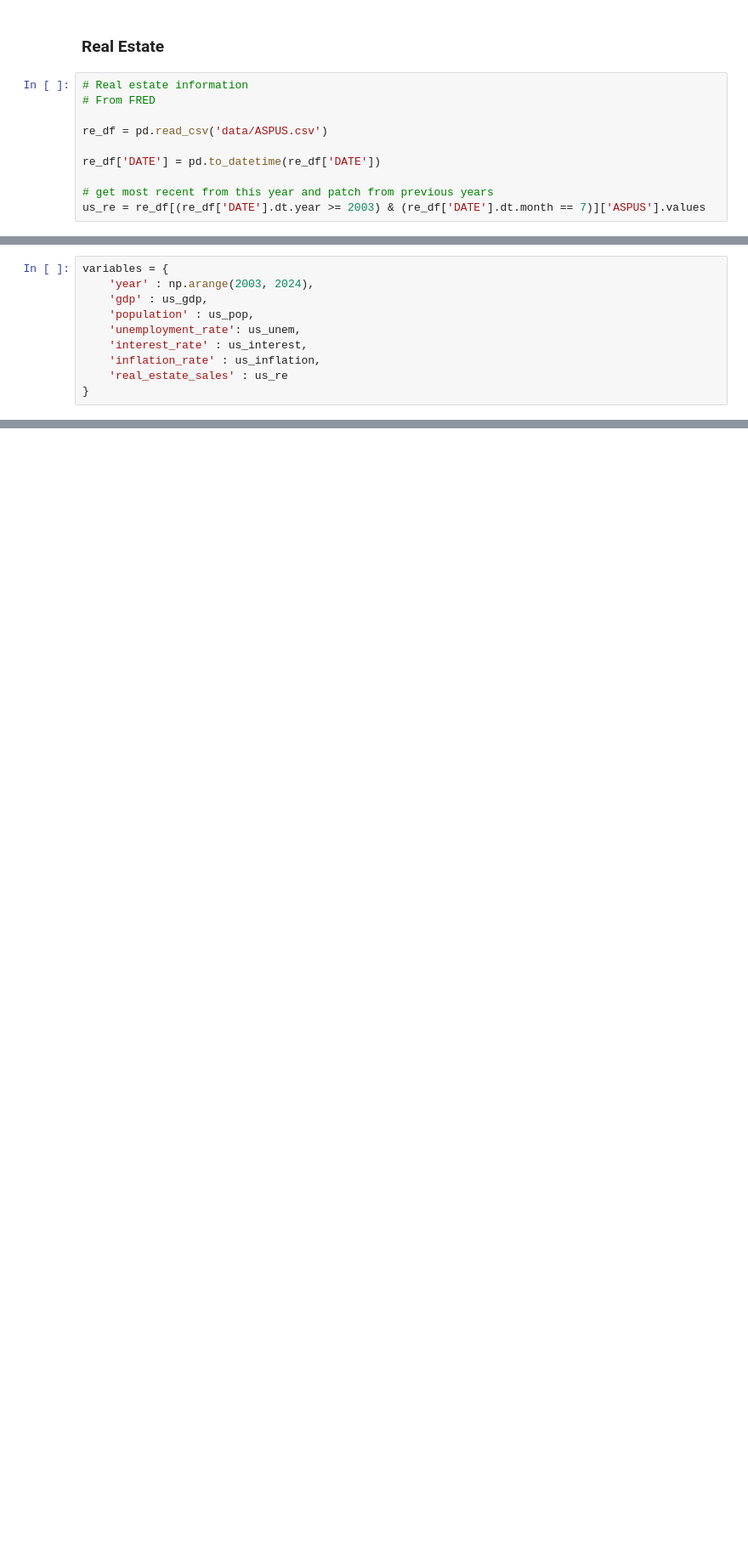
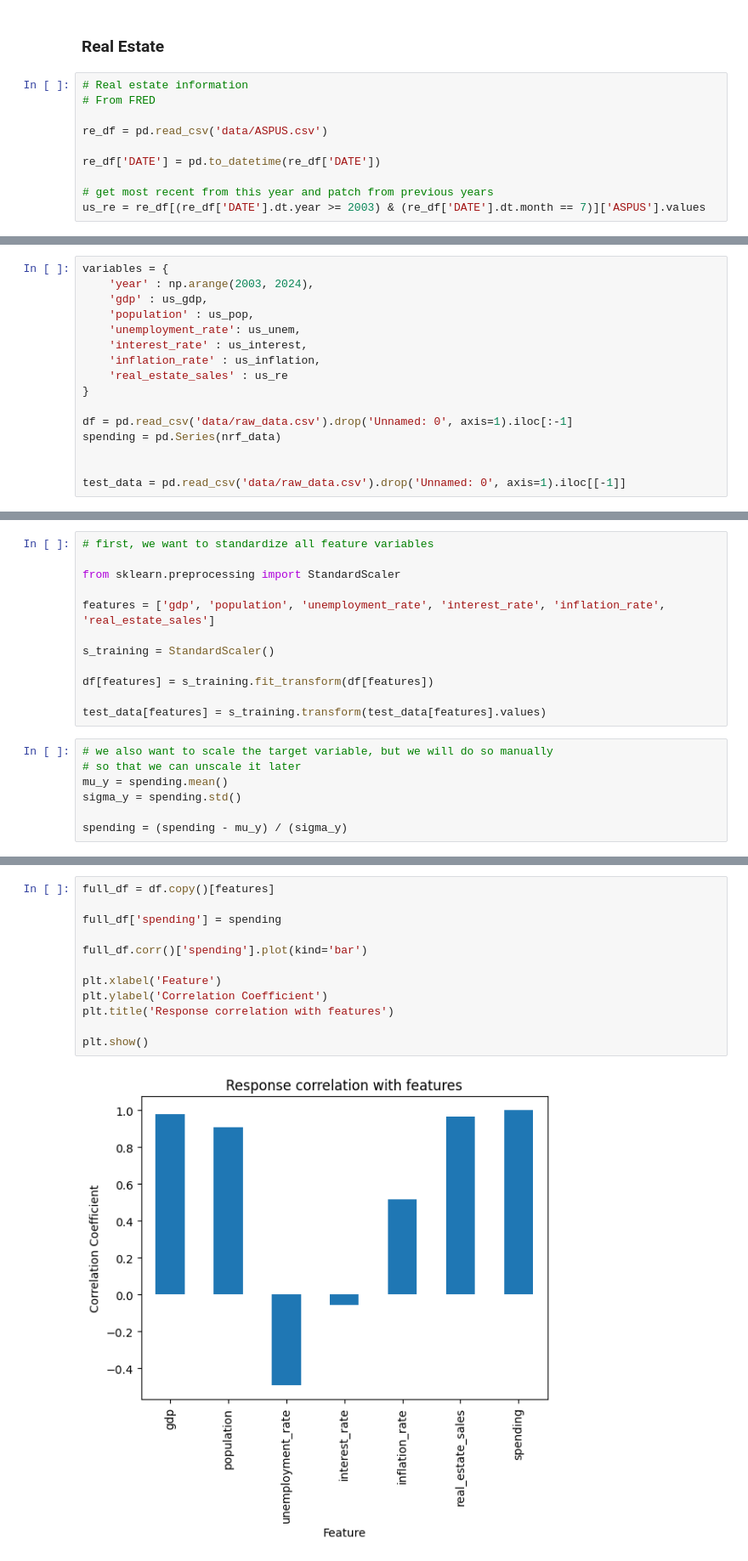
Before and after one commit to njd87/statarchive, a Jupyter notebook: christmas/EDA.ipynb, the cells around one changed output, grey strips where cells are left out. Shown: that part at 85% size. Drawn from its saved outputs; the diff is of its cells as text; blank space fills up the shorter version.

Commit message:
Finished data collecting. Starting EDA

```diff
--- a/christmas/EDA.ipynb
+++ b/christmas/EDA.ipynb
@@ -168,3 +199,9 @@ variables = {
     'inflation_rate' : us_inflation,
     'real_estate_sales' : us_re
 }
+
+df = pd.read_csv('data/raw_data.csv').drop('Unnamed: 0', axis=1).iloc[:-1]
+spending = pd.Series(nrf_data)
+
+
+test_data = pd.read_csv('data/raw_data.csv').drop('Unnamed: 0', axis=1).iloc[[-1]]
@@ -181,0 +208,19 @@ for var in variables:
+# %%
+# first, we want to standardize all feature variables
+
+from sklearn.preprocessing import StandardScaler
+
+features = ['gdp', 'population', 'unemployment_rate', 'interest_rate', 'inflation_rate', 'real_estate_sales']
+
+s_training = StandardScaler()
+
+df[features] = s_training.fit_transform(df[features])
+
+test_data[features] = s_training.transform(test_data[features].values)
+# %%
+# we also want to scale the target variable, but we will do so manually
+# so that we can unscale it later
+mu_y = spending.mean()
+sigma_y = spending.std()
+
+spending = (spending - mu_y) / (sigma_y)
@@ -181,0 +231,14 @@ for var in variables:
+# %%
+full_df = df.copy()[features]
+
+full_df['spending'] = spending
+
+full_df.corr()['spending'].plot(kind='bar')
+
+plt.xlabel('Feature')
+plt.ylabel('Correlation Coefficient')
+plt.title('Response correlation with features')
+
+plt.show()
+# %% [output]
+[figure, added]
```
Also changed, not shown: parts of 11 cells of this notebook.
